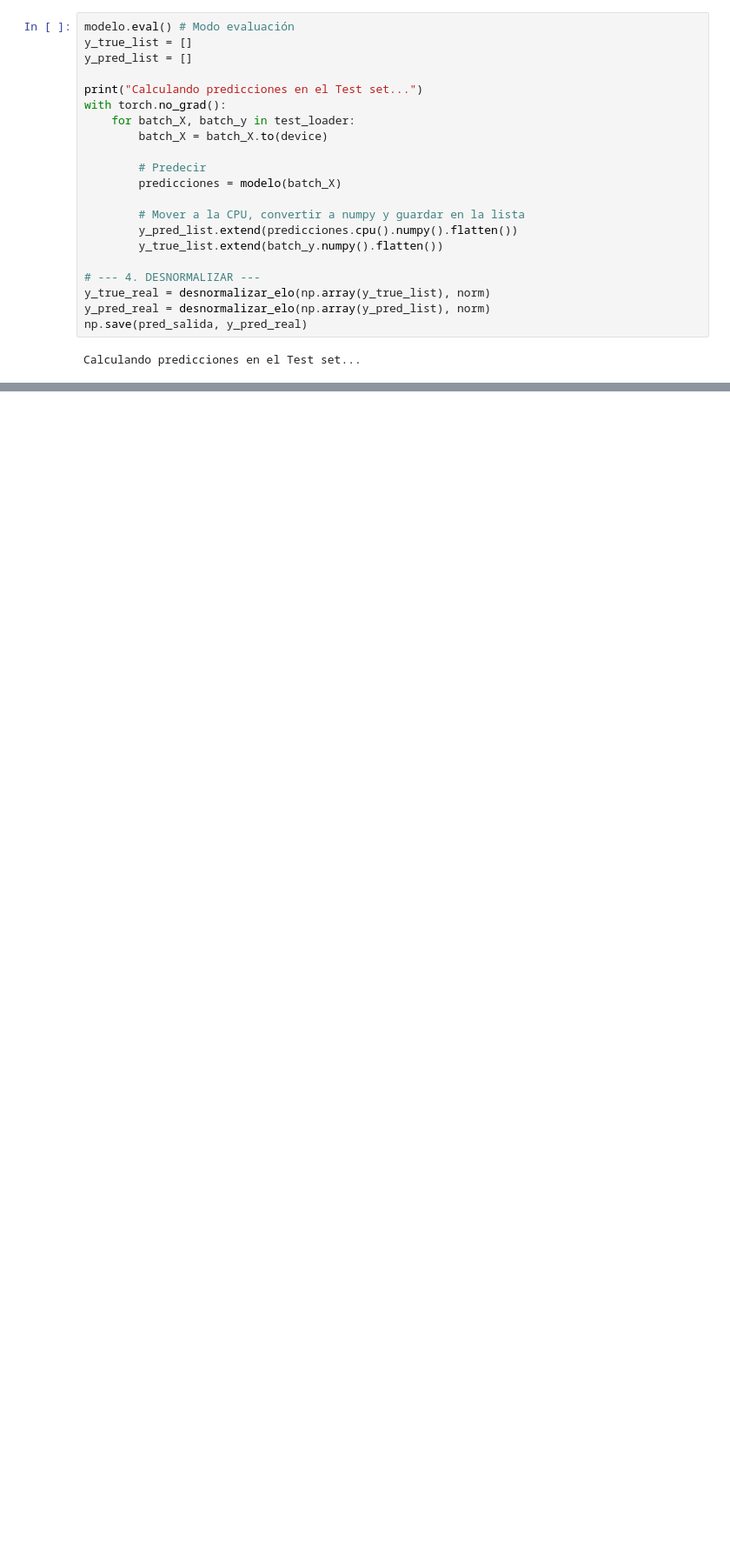
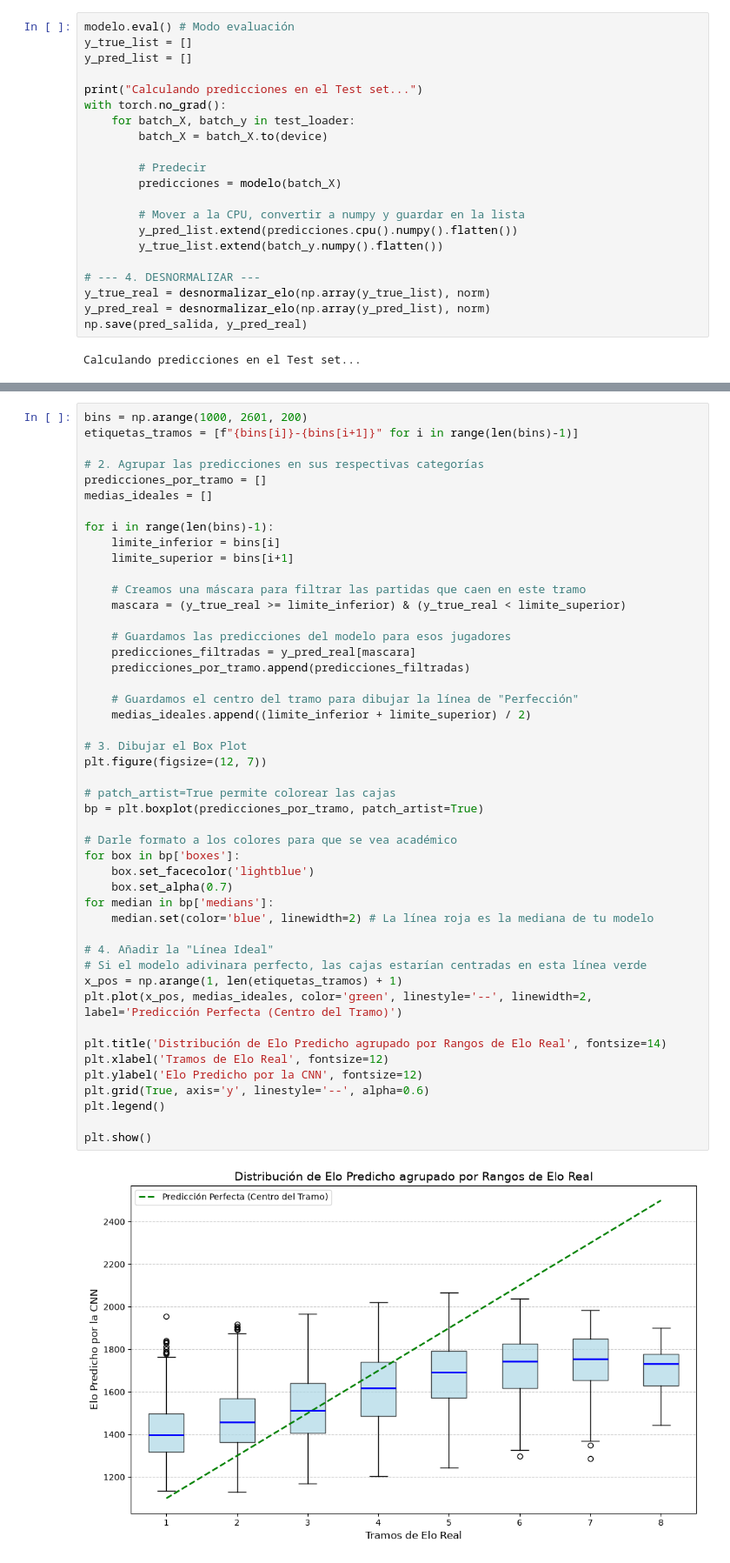
Before and after one commit to agustinlp5/tesis_chess, a Jupyter notebook: notebooks/convolutional.ipynb, the cells around one changed output, grey strips where cells are left out. Shown at 87% size. Saved outputs shown, nothing was run; the diff lists cells and outputs as text; blank space fills up the shorter version.

```diff
--- a/notebooks/convolutional.ipynb
+++ b/notebooks/convolutional.ipynb
@@ -337,0 +502,49 @@ plt.show()
+# %%
+bins = np.arange(1000, 2601, 200)
+etiquetas_tramos = [f"{bins[i]}-{bins[i+1]}" for i in range(len(bins)-1)]
+
+# 2. Agrupar las predicciones en sus respectivas categorías
+predicciones_por_tramo = []
+medias_ideales = []
+
+for i in range(len(bins)-1):
+    limite_inferior = bins[i]
+    limite_superior = bins[i+1]
+
+    # Creamos una máscara para filtrar las partidas que caen en este tramo
+    mascara = (y_true_real >= limite_inferior) & (y_true_real < limite_superior)
+
+    # Guardamos las predicciones del modelo para esos jugadores
+    predicciones_filtradas = y_pred_real[mascara]
+    predicciones_por_tramo.append(predicciones_filtradas)
+
+    # Guardamos el centro del tramo para dibujar la línea de "Perfección"
+    medias_ideales.append((limite_inferior + limite_superior) / 2)
+
+# 3. Dibujar el Box Plot
+plt.figure(figsize=(12, 7))
+
+# patch_artist=True permite colorear las cajas
+bp = plt.boxplot(predicciones_por_tramo, patch_artist=True)
+
+# Darle formato a los colores para que se vea académico
+for box in bp['boxes']:
+    box.set_facecolor('lightblue')
+    box.set_alpha(0.7)
+for median in bp['medians']:
+    median.set(color='blue', linewidth=2) # La línea roja es la mediana de tu modelo
+
+# 4. Añadir la "Línea Ideal"
+# Si el modelo adivinara perfecto, las cajas estarían centradas en esta línea verde
+x_pos = np.arange(1, len(etiquetas_tramos) + 1)
+plt.plot(x_pos, medias_ideales, color='green', linestyle='--', linewidth=2, label='Predicción Perfecta (Centro del Tramo)')
+
+plt.title('Distribución de Elo Predicho agrupado por Rangos de Elo Real', fontsize=14)
+plt.xlabel('Tramos de Elo Real', fontsize=12)
+plt.ylabel('Elo Predicho por la CNN', fontsize=12)
+plt.grid(True, axis='y', linestyle='--', alpha=0.6)
+plt.legend()
+
+plt.show()
+# %% [output]
+[figure, added]
```
Also changed, not shown: parts of 9 cells of this notebook, 5 other files.
